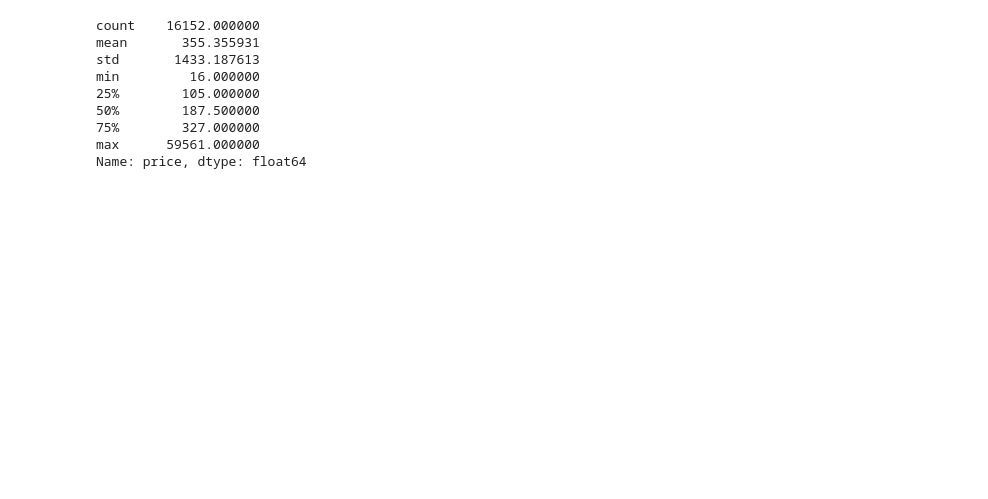
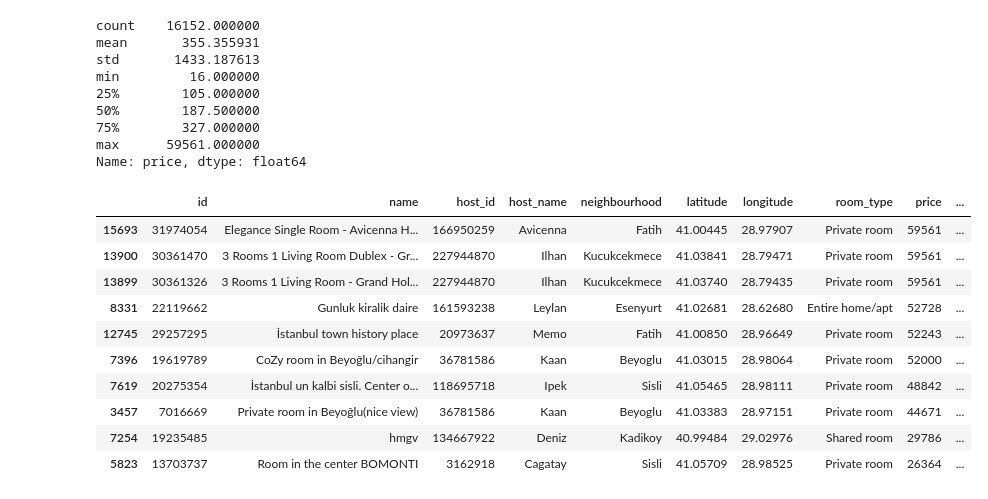
Before and after one commit to farisbegic/airbnb-istanbul-eda, a Jupyter notebook: IstanbulAirBnBEDA.ipynb, the cells around one changed output. Cells and saved outputs as stored; diff of their text form; code cells hidden in the pictures; blank space fills up the shorter version.

```diff
--- a/IstanbulAirBnBEDA.ipynb
+++ b/IstanbulAirBnBEDA.ipynb
@@ -148,3 +149,17 @@ min         16.000000
 75%        327.000000
 max      59561.000000
 Name: price, dtype: float64
+# %%
+df[df.price>10000].sort_values(by="price", ascending=False).head(10)
+# %% [output]
+|  | id | name | host_id | host_name | neighbourhood | latitude | longitude | room_type | price | ... |
+| 15693 | 31974054 | Elegance Single Room - Avicenna H... | 166950259 | Avicenna | Fatih | 41.00445 | 28.97907 | Private room | 59561 | ... |
+| 13900 | 30361470 | 3 Rooms 1 Living Room Dublex - Gr... | 227944870 | Ilhan | Kucukcekmece | 41.03841 | 28.79471 | Private room | 59561 | ... |
+| 13899 | 30361326 | 3 Rooms 1 Living Room - Grand Hol... | 227944870 | Ilhan | Kucukcekmece | 41.03740 | 28.79435 | Private room | 59561 | ... |
+| 8331 | 22119662 | Gunluk kiralik daire | 161593238 | Leylan | Esenyurt | 41.02681 | 28.62680 | Entire home/apt | 52728 | ... |
+| 12745 | 29257295 | İstanbul town history place | 20973637 | Memo | Fatih | 41.00850 | 28.96649 | Private room | 52243 | ... |
+| 7396 | 19619789 | CoZy room in Beyoğlu/cihangir | 36781586 | Kaan | Beyoglu | 41.03015 | 28.98064 | Private room | 52000 | ... |
+| 7619 | 20275354 | İstanbul un kalbi sisli. Center o... | 118695718 | Ipek | Sisli | 41.05465 | 28.98111 | Private room | 48842 | ... |
+| 3457 | 7016669 | Private room in Beyoğlu(nice view) | 36781586 | Kaan | Beyoglu | 41.03383 | 28.97151 | Private room | 44671 | ... |
+| 7254 | 19235485 | hmgv | 134667922 | Deniz | Kadikoy | 40.99484 | 29.02976 | Shared room | 29786 | ... |
+| 5823 | 13703737 | Room in the center BOMONTI | 3162918 | Cagatay | Sisli | 41.05709 | 28.98525 | Private room | 26364 | ... |
```
Also changed, not shown: parts of 15 cells of this notebook.
